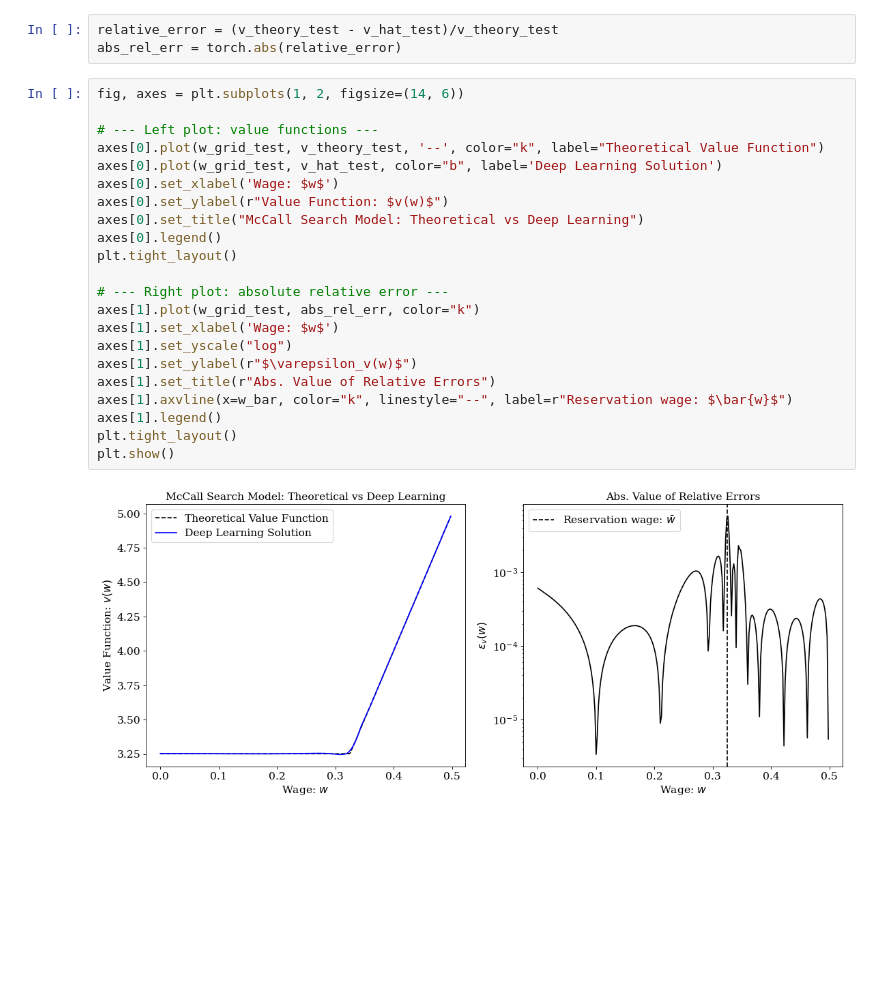
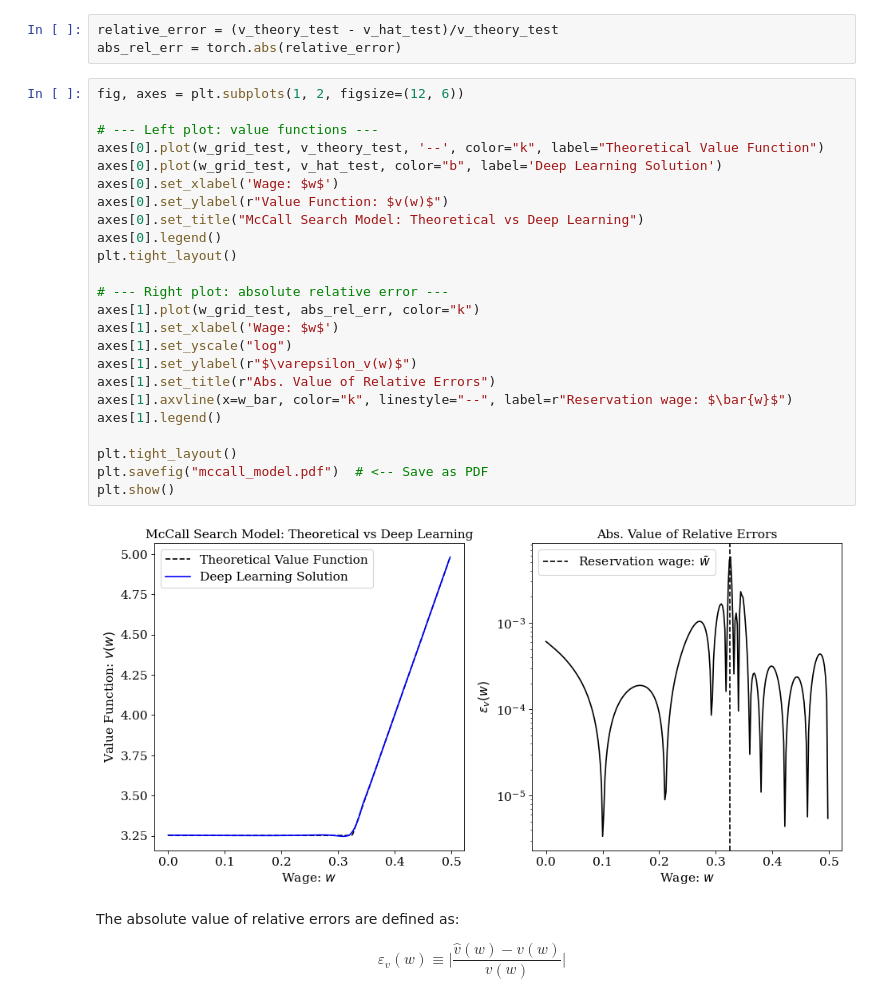
Before and after one commit to Mekahou/Notes, a Jupyter notebook: deep_learning/McCall_DL.ipynb, the cells around one changed output. Drawn from its saved outputs; the diff is of its cells as text; blank space fills up the shorter version.

```diff
--- a/deep_learning/McCall_DL.ipynb
+++ b/deep_learning/McCall_DL.ipynb
@@ -255,26 +255,34 @@ v_hat_test = v_hat(w_grid_test).detach()
 relative_error = (v_theory_test - v_hat_test)/v_theory_test
 abs_rel_err = torch.abs(relative_error)
 # %%
-fig, axes = plt.subplots(1, 2, figsize=(14, 6))
+fig, axes = plt.subplots(1, 2, figsize=(12, 6))
 
 # --- Left plot: value functions ---
 axes[0].plot(w_grid_test, v_theory_test, '--', color="k", label="Theoretical Value Function")
 axes[0].plot(w_grid_test, v_hat_test, color="b", label='Deep Learning Solution')
 axes[0].set_xlabel('Wage: $w$')
 axes[0].set_ylabel(r"Value Function: $v(w)$")
 axes[0].set_title("McCall Search Model: Theoretical vs Deep Learning")
 axes[0].legend()
 plt.tight_layout()
 
 # --- Right plot: absolute relative error ---
 axes[1].plot(w_grid_test, abs_rel_err, color="k")
 axes[1].set_xlabel('Wage: $w$')
 axes[1].set_yscale("log")
 axes[1].set_ylabel(r"$\varepsilon_v(w)$")
 axes[1].set_title(r"Abs. Value of Relative Errors")
 axes[1].axvline(x=w_bar, color="k", linestyle="--", label=r"Reservation wage: $\bar{w}$")
 axes[1].legend()
+
 plt.tight_layout()
+plt.savefig("mccall_model.pdf")  # <-- Save as PDF
 plt.show()
 # %% [output]
-[figure, old version]
+[figure, new version]
+# %% [markdown]
+The absolute value of relative errors are defined as:
+
+$$
+\varepsilon_v(w) \equiv \bigl|\frac{\hat{v}(w)-v(w)}{v(w)}\bigr|
+$$
```
